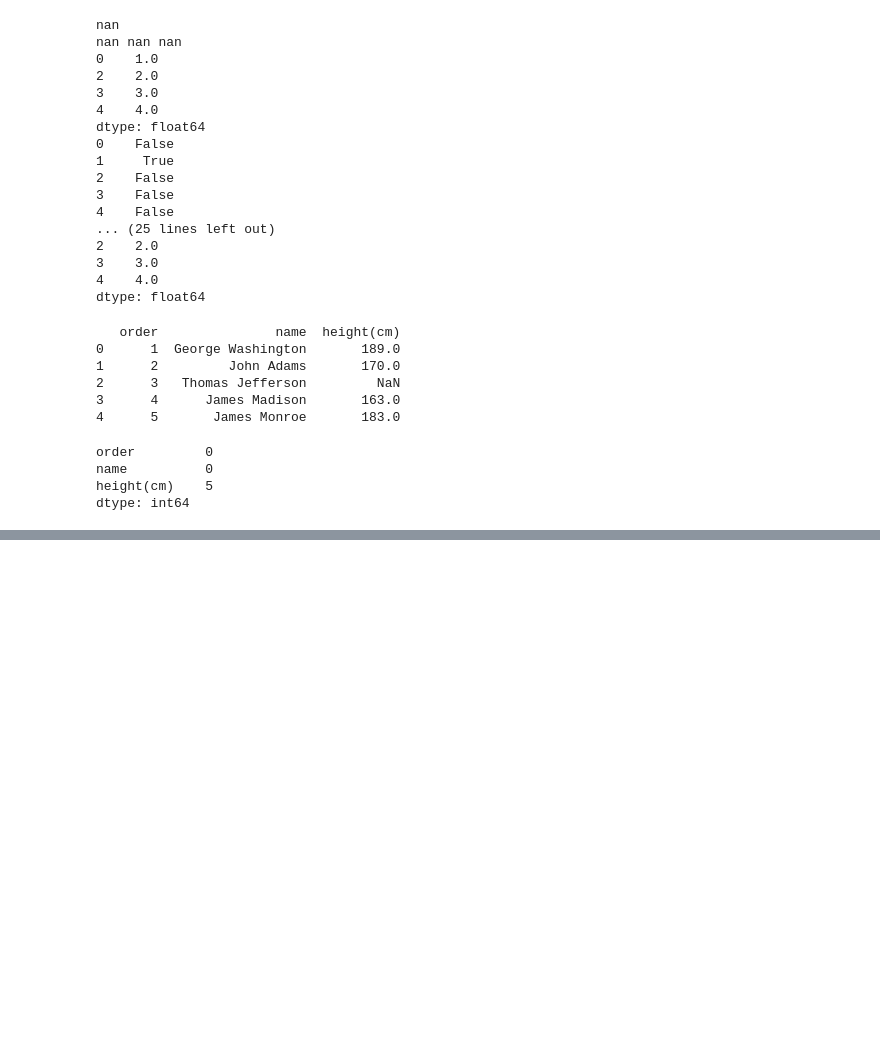
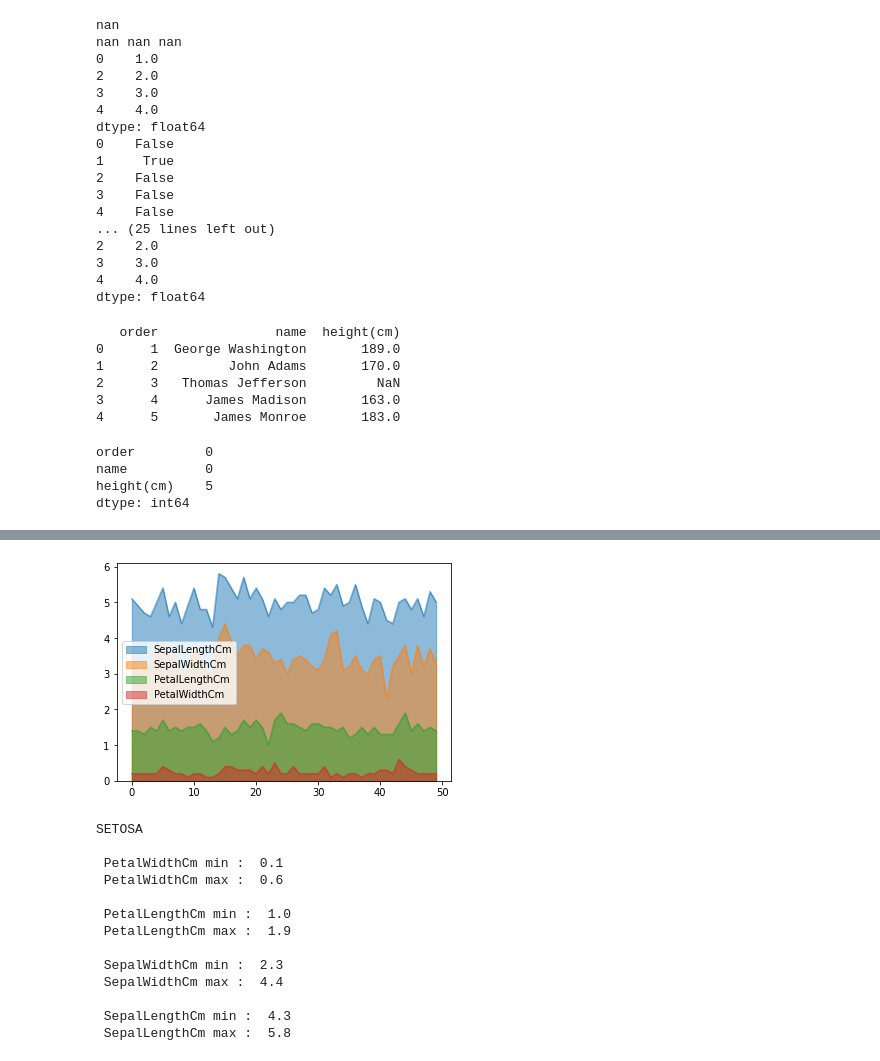
Before and after one commit to aryanmajhi75/Python, a Jupyter notebook: RegularClass.ipynb, the cells around one changed output, grey strips where cells are left out. Saved outputs shown, nothing was run; the diff lists cells and outputs as text; code cells hidden in the pictures; blank space fills up the shorter version.

```diff
--- a/RegularClass.ipynb
+++ b/RegularClass.ipynb
@@ -914,0 +1213,31 @@ dtype: int64
+# %%
+setosa.plot.area(stacked=False)
+plt.show()
+print("SETOSA")
+print()
+print(" PetalWidthCm min : ",setosa['PetalWidthCm'].min())
+print(" PetalWidthCm max : ",setosa['PetalWidthCm'].max())
+print()
+print(" PetalLengthCm min : ",setosa['PetalLengthCm'].min())
+print(" PetalLengthCm max : ",setosa['PetalLengthCm'].max())
+print()
+print(" SepalWidthCm min : ",setosa['SepalWidthCm'].min())
+print(" SepalWidthCm max : ",setosa['SepalWidthCm'].max())
+print()
+print(" SepalLengthCm min : ",setosa['SepalLengthCm'].min())
+print(" SepalLengthCm max : ",setosa['SepalLengthCm'].max())
+# %% [output]
+[figure, added]
+SETOSA
+
+ PetalWidthCm min :  0.1
+ PetalWidthCm max :  0.6
+
+ PetalLengthCm min :  1.0
+ PetalLengthCm max :  1.9
+
+ SepalWidthCm min :  2.3
+ SepalWidthCm max :  4.4
+
+ SepalLengthCm min :  4.3
+ SepalLengthCm max :  5.8
```
Also changed, not shown: parts of 33 cells of this notebook, 2 other files.
